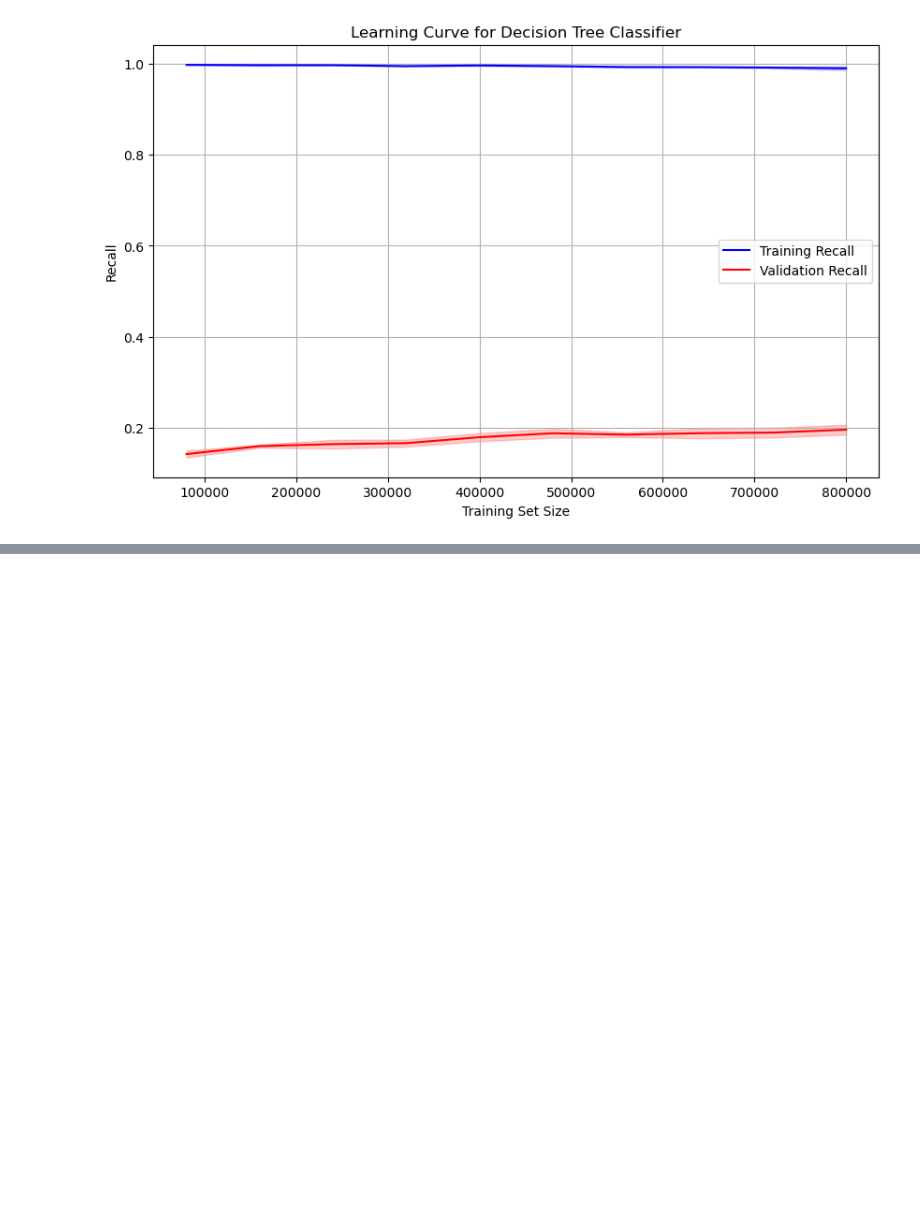
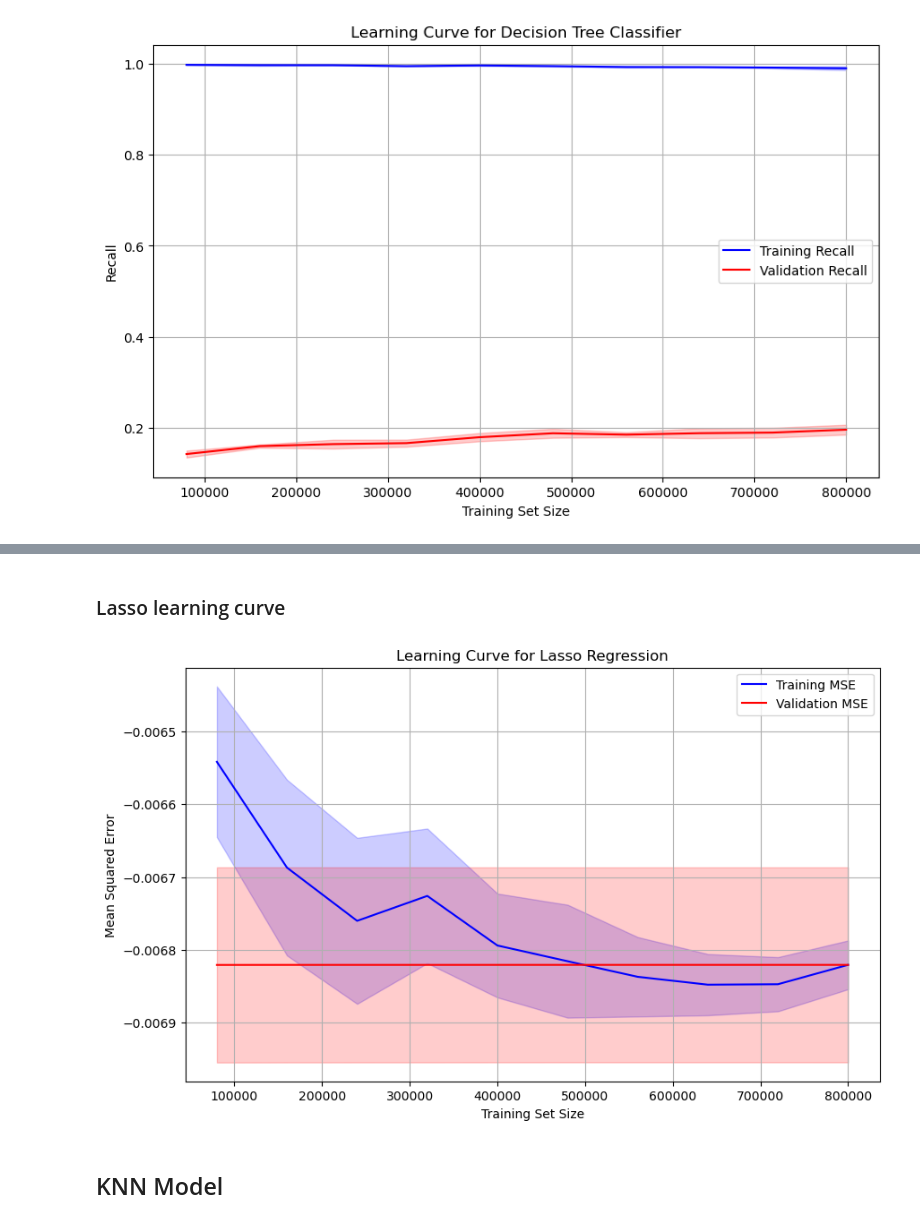
Before and after one commit to 0xkamkar/ML_Project, a Jupyter notebook: Milestone2/Traditional techniques.ipynb, the cells around one changed output, grey strips where cells are left out. Drawn from its saved outputs; the diff is of its cells as text; code cells hidden in the pictures; blank space fills up the shorter version.

```diff
--- a/Milestone2/Untitled1.ipynb
+++ b/Milestone2/Traditional techniques.ipynb
@@ -239,0 +353,35 @@ plt.show()
+# %% [markdown]
+### Lasso learning curve
+# %%
+lasso_regressor = Lasso(alpha=10)
+
+# Define train sizes
+train_sizes = np.linspace(0.1, 1.0, 10)
+
+# Use the learning_curve function with the custom scoring function
+train_sizes, train_scores, valid_scores = learning_curve(
+    lasso_regressor, X_train, y_train, train_sizes=train_sizes, cv=5, scoring= 'neg_mean_squared_error')
+
+
+# Calculate mean and standard deviation of training and validation scores
+train_mean = np.mean(train_scores, axis=1)
+train_std = np.std(train_scores, axis=1)
+valid_mean = np.mean(valid_scores, axis=1)
+valid_std = np.std(valid_scores, axis=1)
+
+# Plot learning curve
+plt.figure(figsize=(10, 6))
+plt.plot(train_sizes, train_mean, label='Training MSE', color='blue')
+plt.fill_between(train_sizes, train_mean - train_std, train_mean + train_std, alpha=0.2, color='blue')
+plt.plot(train_sizes, valid_mean, label='Validation MSE', color='red')
+plt.fill_between(train_sizes, valid_mean - valid_std, valid_mean + valid_std, alpha=0.2, color='red')
+plt.title('Learning Curve for Lasso Regression')
+plt.xlabel('Training Set Size')
+plt.ylabel('Mean Squared Error')
+plt.legend()
+plt.grid(True)
+plt.show()
+# %% [output]
+[figure, added]
+# %% [markdown]
+## KNN Model
```
Also changed, not shown: parts of 18 cells of this notebook.
